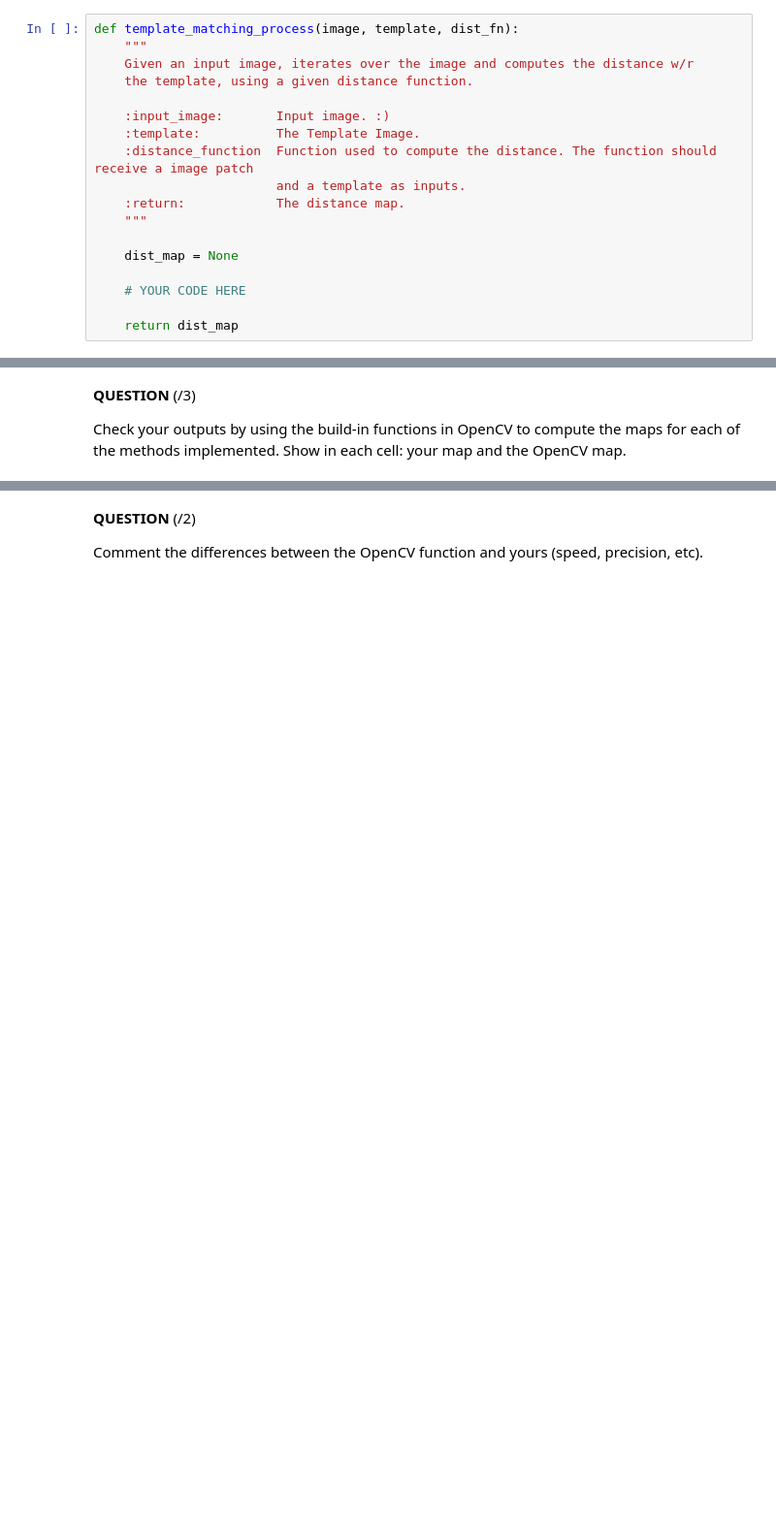
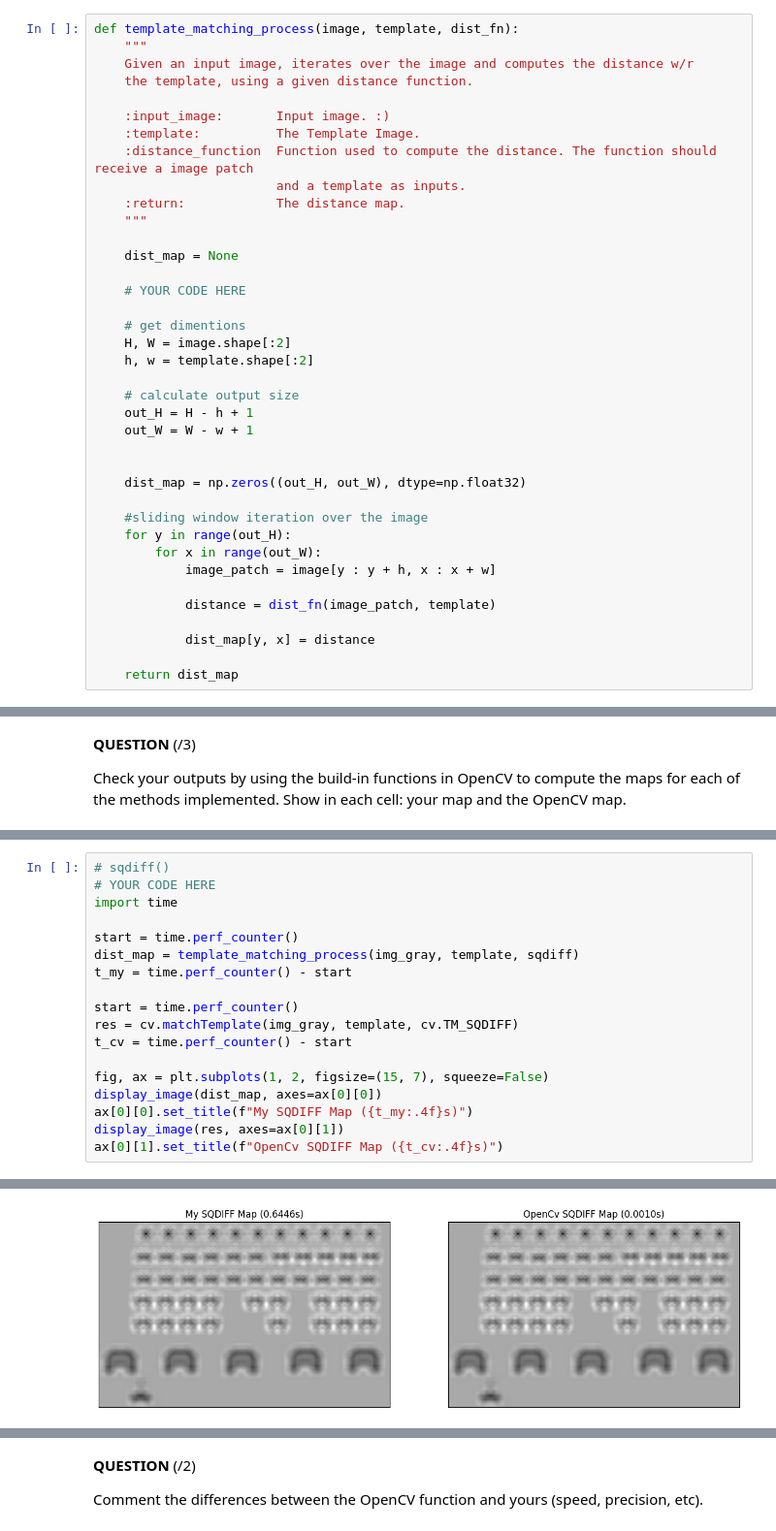
Before and after one commit to JulienErblandEPFL/Img_processing_lab1, a Jupyter notebook: Lab2/notebook/02_object_detection_and_recognition_2025.ipynb, the cells around one changed output, grey strips where cells are left out. Shown at 97% size. Drawn from its saved outputs; the diff is of its cells as text; blank space fills up the shorter version.

Commit message:
done up to 2.1.3 (not included) still have a problem about sqdiff_normed i think...)

```diff
--- a/Lab2/notebook/02_object_detection_and_recognition_2025.ipynb
+++ b/Lab2/notebook/02_object_detection_and_recognition_2025.ipynb
@@ -173,6 +241,26 @@ def template_matching_process(image, template, dist_fn):
 
     # YOUR CODE HERE
 
+    # get dimentions
+    H, W = image.shape[:2]
+    h, w = template.shape[:2]
+
+    # calculate output size
+    out_H = H - h + 1
+    out_W = W - w + 1
+
+
+    dist_map = np.zeros((out_H, out_W), dtype=np.float32)
+
+    #sliding window iteration over the image
+    for y in range(out_H):
+        for x in range(out_W):
+            image_patch = image[y : y + h, x : x + w]
+
+            distance = dist_fn(image_patch, template)
+
+            dist_map[y, x] = distance
+
     return dist_map
 # %% [markdown]
 The next cell tests your implementation with the distance function `sqdiff_normed()`.
@@ -236,0 +312,19 @@ ax[0][1].set_title("OpenCv Distance Map")
+# %%
+# sqdiff()
+# YOUR CODE HERE
+import time
+
+start = time.perf_counter()
+dist_map = template_matching_process(img_gray, template, sqdiff)
+t_my = time.perf_counter() - start
+
+start = time.perf_counter()
+res = cv.matchTemplate(img_gray, template, cv.TM_SQDIFF)
+t_cv = time.perf_counter() - start
+
+fig, ax = plt.subplots(1, 2, figsize=(15, 7), squeeze=False)
+display_image(dist_map, axes=ax[0][0])
+ax[0][0].set_title(f"My SQDIFF Map ({t_my:.4f}s)")
+display_image(res, axes=ax[0][1])
+ax[0][1].set_title(f"OpenCv SQDIFF Map ({t_cv:.4f}s)")
+# %% [output]
@@ -236,0 +332 @@ ax[0][1].set_title("OpenCv Distance Map")
+[figure, added]
```
Also changed, not shown: parts of 18 cells of this notebook.
